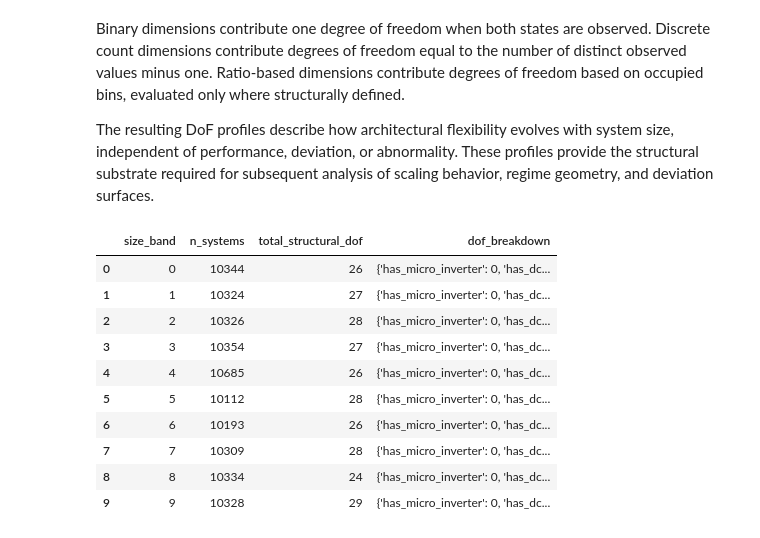
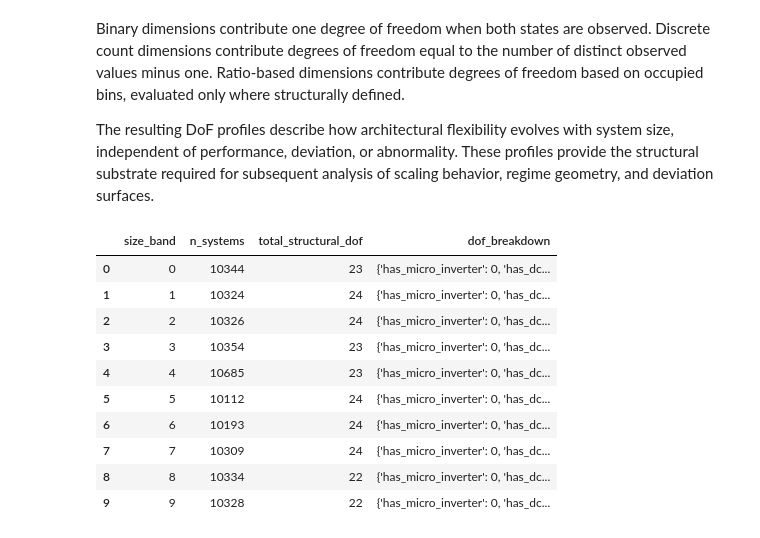
Before and after one commit to AsmaaELBorki/03_tts_configuration, a Jupyter notebook: notebooks/02_Fixed_Size_Conditioning _for_Structural_Degrees_of_Freedom.ipynb, the cells around one changed output. Cells and saved outputs as stored; diff of their text form; code cells hidden in the pictures.

```diff
--- a/notebooks/02_Fixed_Size_Conditioning _for_Structural_Degrees_of_Freedom.ipynb
+++ b/notebooks/02_Fixed_Size_Conditioning _for_Structural_Degrees_of_Freedom.ipynb
@@ -430,8 +430,6 @@ binary_dims = [
 discrete_dims = [
     "inverter_mixture_count",
     "module_mixture_count",
-    "n_installation_dates",
-    "n_size_reports",
 ]
 
 ratio_dims = {
@@ -447,7 +445,7 @@ assert not missing, f"Missing required structural columns: {missing}"
 for col, n_bins in ratio_dims.items():
     bin_col = f"{col}_bin"
 
-    # IMPORTANT: initialize with object dtype to accept Interval values
+    # Initialize as object dtype to accept Interval values
     df_structural[bin_col] = pd.Series(index=df_structural.index, dtype="object")
 
     valid = (
@@ -465,7 +463,7 @@ for col, n_bins in ratio_dims.items():
 
 ratio_bin_cols = [f"{c}_bin" for c in ratio_dims]
 
-# Compute structural DoF per size band
+# Compute structural degrees of freedom per size band
 records = []
 
 for band, df_band in df_structural.groupby("size_band"):
@@ -479,43 +477,43 @@ for band, df_band in df_structural.groupby("size_band"):
         dof_total += dof
 
     for col in discrete_dims:
         k = df_band[col].dropna().nunique()
         dof = max(k - 1, 0)
         breakdown[col] = dof
         dof_total += dof
 
     for col in ratio_bin_cols:
         k = df_band[col].dropna().nunique()
         dof = max(k - 1, 0)
         breakdown[col] = dof
         dof_total += dof
 
     records.append({
         "size_band": band,
         "n_systems": len(df_band),
         "total_structural_dof": dof_total,
         "dof_breakdown": breakdown,
     })
 
 df_structural_dof = (
     pd.DataFrame(records)
     .sort_values("size_band")
     .reset_index(drop=True)
 )
 
 df_structural_dof
 # %% [output]
 |  | size_band | n_systems | total_structural_dof | dof_breakdown |
-| 0 | 0 | 10344 | 26 | {'has_micro_inverter': 0, 'has_dc... |
-| 1 | 1 | 10324 | 27 | {'has_micro_inverter': 0, 'has_dc... |
-| 2 | 2 | 10326 | 28 | {'has_micro_inverter': 0, 'has_dc... |
-| 3 | 3 | 10354 | 27 | {'has_micro_inverter': 0, 'has_dc... |
-| 4 | 4 | 10685 | 26 | {'has_micro_inverter': 0, 'has_dc... |
-| 5 | 5 | 10112 | 28 | {'has_micro_inverter': 0, 'has_dc... |
-| 6 | 6 | 10193 | 26 | {'has_micro_inverter': 0, 'has_dc... |
-| 7 | 7 | 10309 | 28 | {'has_micro_inverter': 0, 'has_dc... |
-| 8 | 8 | 10334 | 24 | {'has_micro_inverter': 0, 'has_dc... |
-| 9 | 9 | 10328 | 29 | {'has_micro_inverter': 0, 'has_dc... |
+| 0 | 0 | 10344 | 23 | {'has_micro_inverter': 0, 'has_dc... |
+| 1 | 1 | 10324 | 24 | {'has_micro_inverter': 0, 'has_dc... |
+| 2 | 2 | 10326 | 24 | {'has_micro_inverter': 0, 'has_dc... |
+| 3 | 3 | 10354 | 23 | {'has_micro_inverter': 0, 'has_dc... |
+| 4 | 4 | 10685 | 23 | {'has_micro_inverter': 0, 'has_dc... |
+| 5 | 5 | 10112 | 24 | {'has_micro_inverter': 0, 'has_dc... |
+| 6 | 6 | 10193 | 24 | {'has_micro_inverter': 0, 'has_dc... |
+| 7 | 7 | 10309 | 24 | {'has_micro_inverter': 0, 'has_dc... |
+| 8 | 8 | 10334 | 22 | {'has_micro_inverter': 0, 'has_dc... |
+| 9 | 9 | 10328 | 22 | {'has_micro_inverter': 0, 'has_dc... |
 # %%
 import matplotlib.pyplot as plt
 
```
Also changed, not shown: parts of 8 cells of this notebook, 1 other file.
